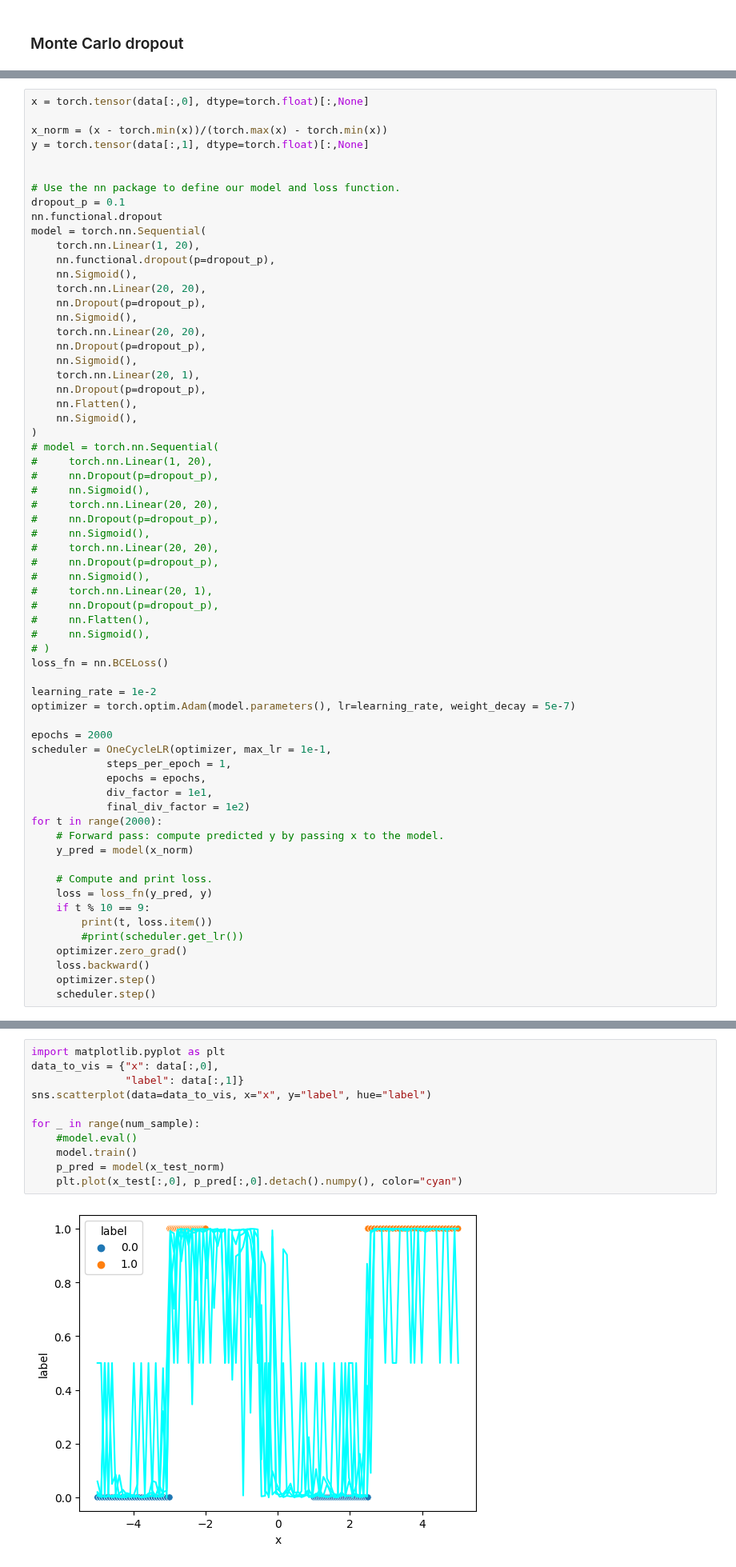
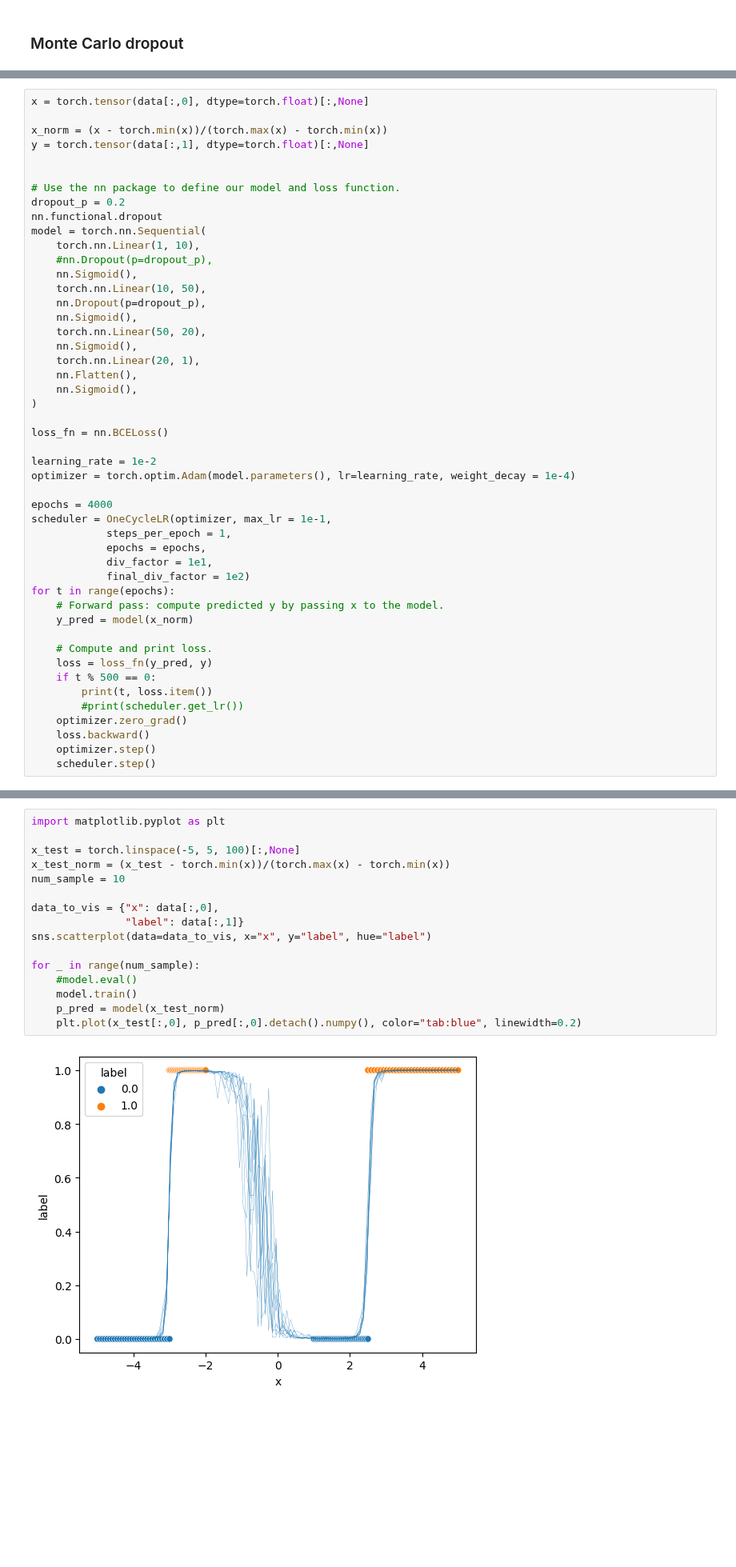
Before and after one commit to Leonid-Erlygin/seminars, a Jupyter notebook: spring_2025/seminar_ue_en.ipynb, the cells around one changed output, grey strips where cells are left out. Shown at 80% size. Cells and saved outputs as stored; diff of their text form; blank space fills up the shorter version.

```diff
--- a/spring_2025/seminar_ue_en.ipynb
+++ b/spring_2025/seminar_ue_en.ipynb
@@ -45,56 +45,40 @@ y = torch.tensor(data[:,1], dtype=torch.float)[:,None]
 
 
 # Use the nn package to define our model and loss function.
-dropout_p = 0.1
+dropout_p = 0.2
 nn.functional.dropout
 model = torch.nn.Sequential(
-    torch.nn.Linear(1, 20),
-    nn.functional.dropout(p=dropout_p),
+    torch.nn.Linear(1, 10),
+    #nn.Dropout(p=dropout_p),
     nn.Sigmoid(),
-    torch.nn.Linear(20, 20),
+    torch.nn.Linear(10, 50),
     nn.Dropout(p=dropout_p),
     nn.Sigmoid(),
-    torch.nn.Linear(20, 20),
-    nn.Dropout(p=dropout_p),
+    torch.nn.Linear(50, 20),
     nn.Sigmoid(),
     torch.nn.Linear(20, 1),
-    nn.Dropout(p=dropout_p),
     nn.Flatten(),
     nn.Sigmoid(),
 )
-# model = torch.nn.Sequential(
-#     torch.nn.Linear(1, 20),
-#     nn.Dropout(p=dropout_p),
-#     nn.Sigmoid(),
-#     torch.nn.Linear(20, 20),
-#     nn.Dropout(p=dropout_p),
-#     nn.Sigmoid(),
-#     torch.nn.Linear(20, 20),
-#     nn.Dropout(p=dropout_p),
-#     nn.Sigmoid(),
-#     torch.nn.Linear(20, 1),
-#     nn.Dropout(p=dropout_p),
-#     nn.Flatten(),
-#     nn.Sigmoid(),
-# )
+
 loss_fn = nn.BCELoss()
 
 learning_rate = 1e-2
-optimizer = torch.optim.Adam(model.parameters(), lr=learning_rate, weight_decay = 5e-7)
+optimizer = torch.optim.Adam(model.parameters(), lr=learning_rate, weight_decay = 1e-4)
 
-epochs = 2000
+epochs = 4000
 scheduler = OneCycleLR(optimizer, max_lr = 1e-1,
             steps_per_epoch = 1,
             epochs = epochs,
             div_factor = 1e1,
             final_div_factor = 1e2)
-for t in range(2000):
+for t in range(epochs):
     # Forward pass: compute predicted y by passing x to the model.
     y_pred = model(x_norm)
 
     # Compute and print loss.
     loss = loss_fn(y_pred, y)
-    if t % 10 == 9:
+    if t % 500 == 0:
         print(t, loss.item())
         #print(scheduler.get_lr())
     optimizer.zero_grad()
@@ -110,16 +97,21 @@ num_sample = 5
 # %%
 import matplotlib.pyplot as plt
+
+x_test = torch.linspace(-5, 5, 100)[:,None]
+x_test_norm = (x_test - torch.min(x))/(torch.max(x) - torch.min(x))
+num_sample = 10
+
 data_to_vis = {"x": data[:,0],
                "label": data[:,1]}
 sns.scatterplot(data=data_to_vis, x="x", y="label", hue="label")
 
 for _ in range(num_sample):
     #model.eval()
     model.train()
     p_pred = model(x_test_norm)
-    plt.plot(x_test[:,0], p_pred[:,0].detach().numpy(), color="cyan")
+    plt.plot(x_test[:,0], p_pred[:,0].detach().numpy(), color="tab:blue", linewidth=0.2)
 # %% [output]
-[figure, old version]
+[figure, new version]
 # %%
 1
 # %% [output]
```
Also changed, not shown: parts of 2 cells of this notebook.
